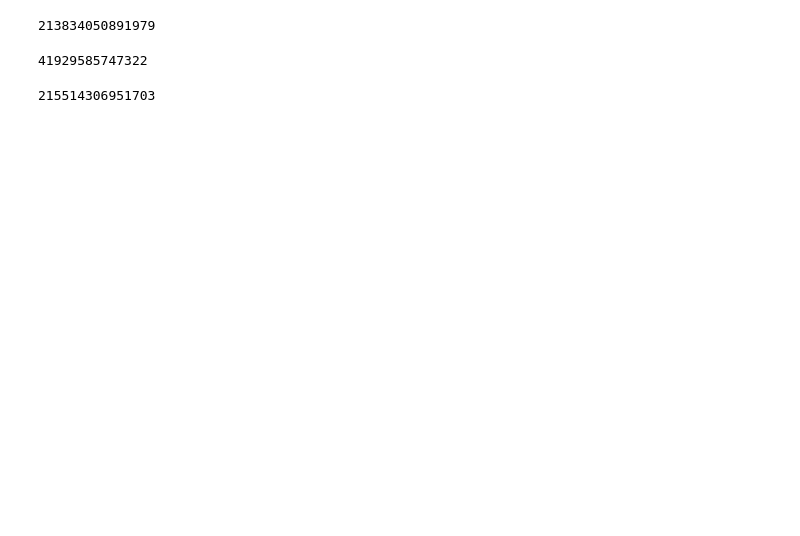
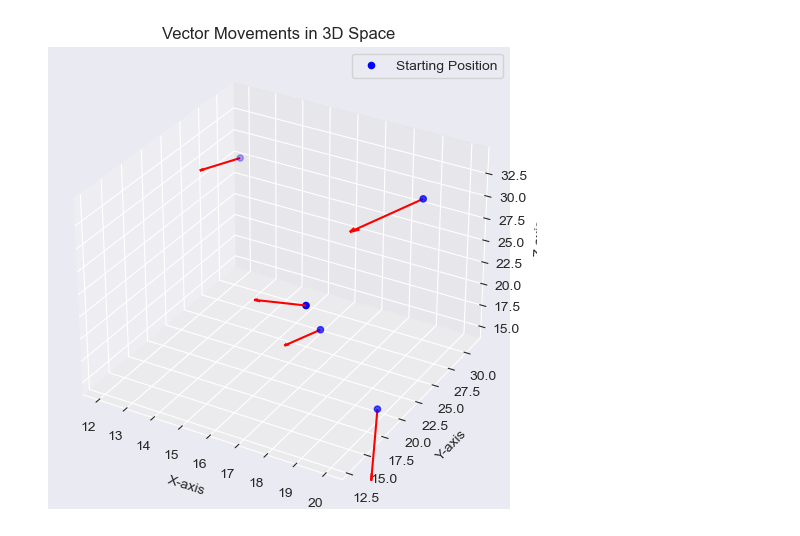
Before and after one commit to Ponjinge/Advent-of-Code, a Jupyter notebook: 2023/Day_24/Day24.ipynb, the cells around one changed output. Saved outputs shown, nothing was run; the diff lists cells and outputs as text; code cells hidden in the pictures; blank space fills up the shorter version.

```diff
--- a/2023/Day_24/Day24.ipynb
+++ b/2023/Day_24/Day24.ipynb
@@ -3,7 +6,7 @@
 import re
 s = []
 
-with open('./input.txt', 'r') as file:
+with open('./test.txt', 'r') as file:
     file_content = file.read().strip()
 individual_strings = file_content.split('\n')
 
@@ -93,3 +82,7 @@ max_coords
+# %%
+for i in range (len(s)):
+    for k in range(3, len(s[i])):
+        s[i][k] = s[i][k] * 10
 # %%
-s.pop(142)
+s
 # %% [output]
@@ -117,12 +93,0 @@ zvelo = (s[261][0]+(s[261][3])*2)-(min_coords[0]+min_coords[3])
-# %%
-(min_coords[1]+min_coords[4]) - yvelo
-# %% [output]
-213834050891979
-# %%
-(min_coords[0]+min_coords[3])-zvelo
-# %% [output]
-41929585747322
-# %%
-213834050891979+41929585747322-40249329687598
-# %% [output]
-215514306951703
@@ -128,0 +98,45 @@ zvelo = (s[261][0]+(s[261][3])*2)-(min_coords[0]+min_coords[3])
+# %%
+sns.set_style ("darkgrid")
+mean_plot = 3
+num = 40
+# %%
+import matplotlib.pyplot as plt
+from mpl_toolkits.mplot3d import Axes3D
+
+# Your data
+data = s
+
+# Extract starting positions and movements
+starting_positions = [row[:3] for row in data]
+movement_vectors = [row[3:] for row in data]
+
+# Calculate ending positions
+ending_positions = []
+for start, move in zip(starting_positions, movement_vectors):
+    end = [sum(pair) for pair in zip(start, move)]
+    ending_positions.append(end)
+
+# Create a 3D scatter plot
+fig = plt.figure(figsize=(8, 6))
+ax = fig.add_subplot(111, projection='3d')
+
+# Plot starting positions
+ax.scatter(*zip(*starting_positions), color='blue', label='Starting Position', marker='o')
+
+# Plot movement vectors
+for i in range(len(starting_positions)):
+    ax.quiver(*starting_positions[i], *movement_vectors[i], color='red', length=1, arrow_length_ratio=0.1)
+
+# Set labels and title
+ax.set_xlabel('X-axis')
+ax.set_ylabel('Y-axis')
+ax.set_zlabel('Z-axis')
+ax.set_title('Vector Movements in 3D Space')
+
+# Show legend
+ax.legend()
+
+# Show the plot
+plt.show()
+# %% [output]
+[figure, added]
```
Also changed, not shown: parts of 17 cells of this notebook, 2 other files.
